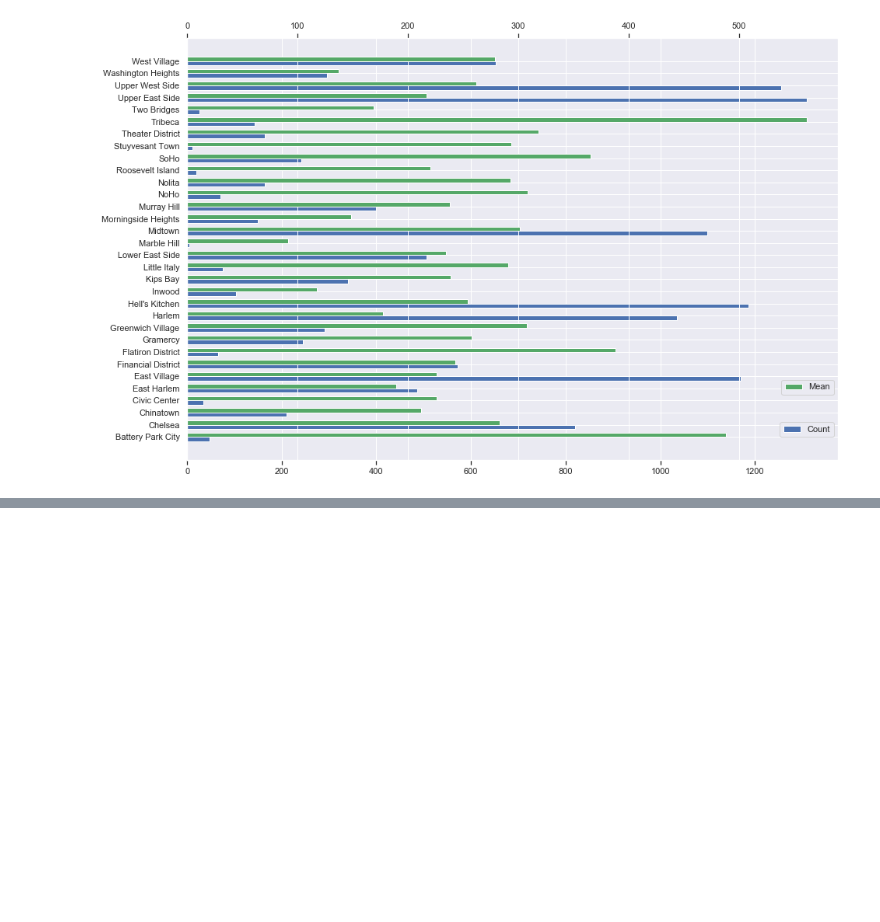
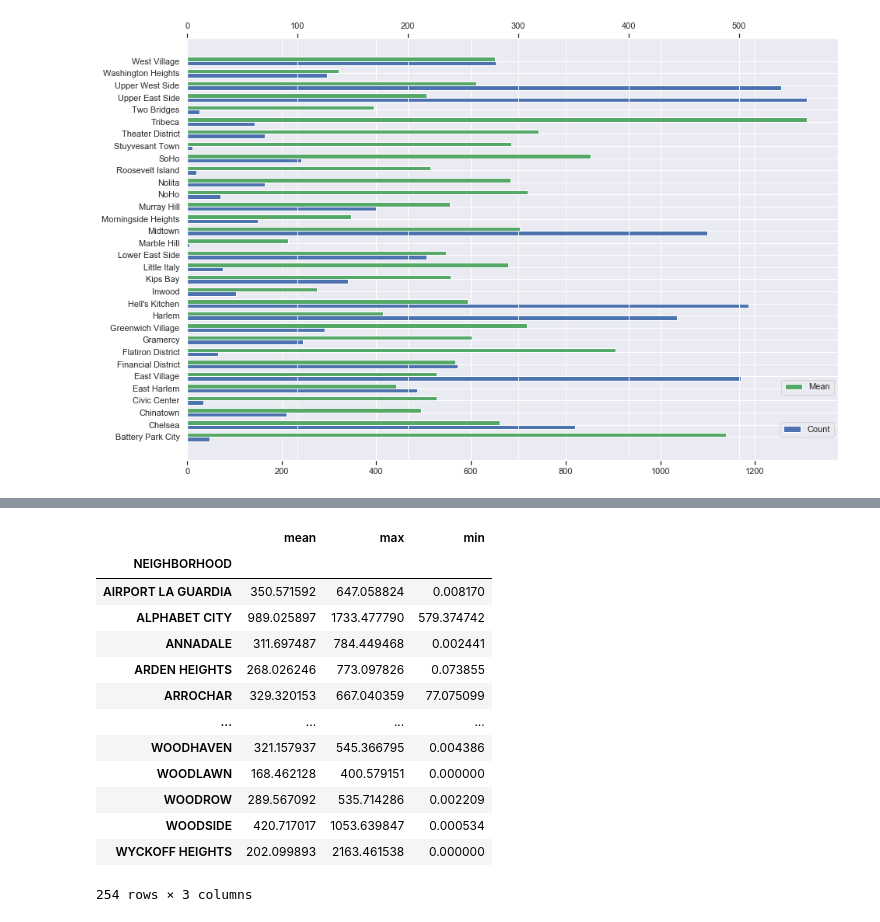
Before and after one commit to miguelgimenezgimenez/barcelona-airbnb, a Jupyter notebook: Untitled.ipynb, the cells around one changed output, grey strips where cells are left out. Cells and saved outputs as stored; diff of their text form; code cells hidden in the pictures; blank space fills up the shorter version.

```diff
--- a/Untitled.ipynb
+++ b/Untitled.ipynb
@@ -172,0 +242,19 @@ sns.heatmap(nyc_abnb[['latitude','longitude','price']].corr())
+# %%
+
+gsf_describe = nyc_sales.groupby('NEIGHBORHOOD')['GSF price'].agg(['mean','max','min'])
+gsf_describe
+# %% [output]
+|  | mean | max | min |
+| NEIGHBORHOOD |  |  |  |
+| AIRPORT LA GUARDIA | 350.571592 | 647.058824 | 0.008170 |
+| ALPHABET CITY | 989.025897 | 1733.477790 | 579.374742 |
+| ANNADALE | 311.697487 | 784.449468 | 0.002441 |
+| ARDEN HEIGHTS | 268.026246 | 773.097826 | 0.073855 |
+| ARROCHAR | 329.320153 | 667.040359 | 77.075099 |
+| ... | ... | ... | ... |
+| WOODHAVEN | 321.157937 | 545.366795 | 0.004386 |
+| WOODLAWN | 168.462128 | 400.579151 | 0.000000 |
+| WOODROW | 289.567092 | 535.714286 | 0.002209 |
+| WOODSIDE | 420.717017 | 1053.639847 | 0.000534 |
+| WYCKOFF HEIGHTS | 202.099893 | 2163.461538 | 0.000000 |
+254 rows × 3 columns
```
Also changed, not shown: parts of 14 cells of this notebook.
